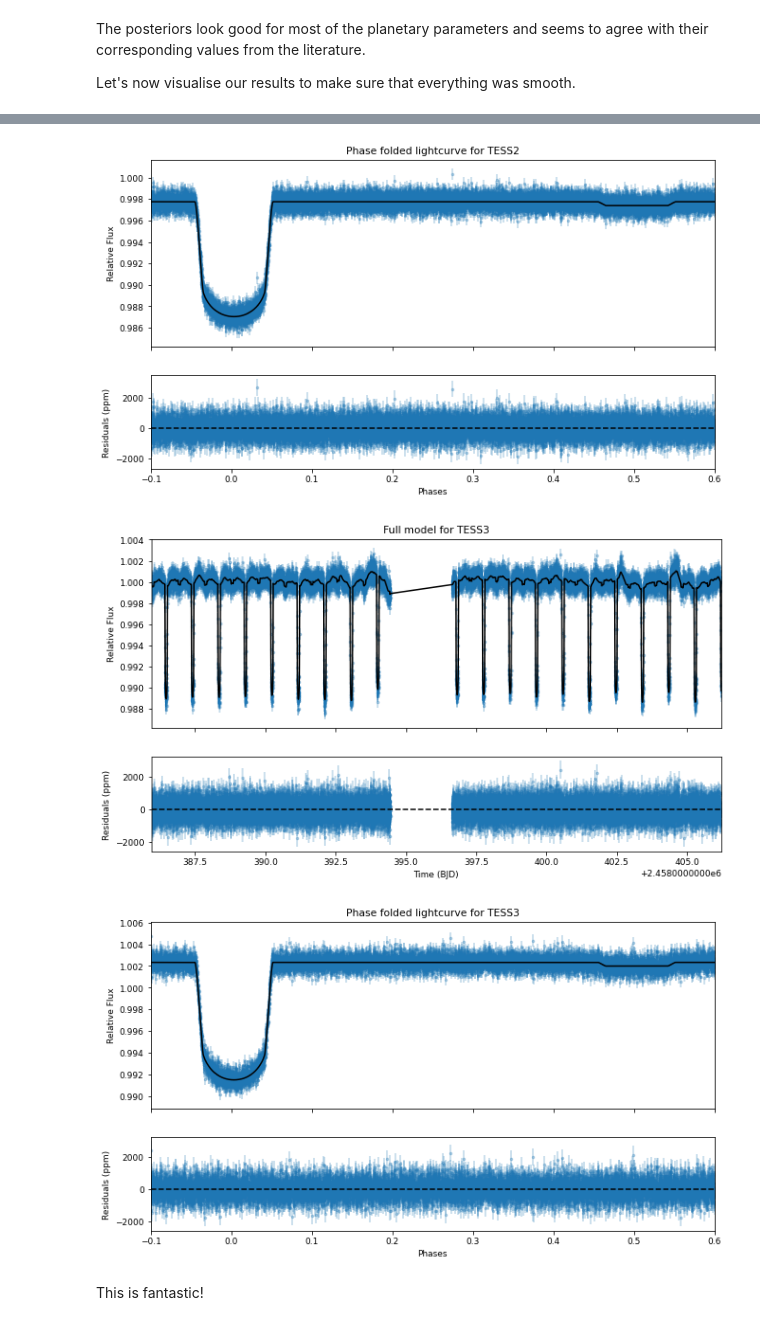
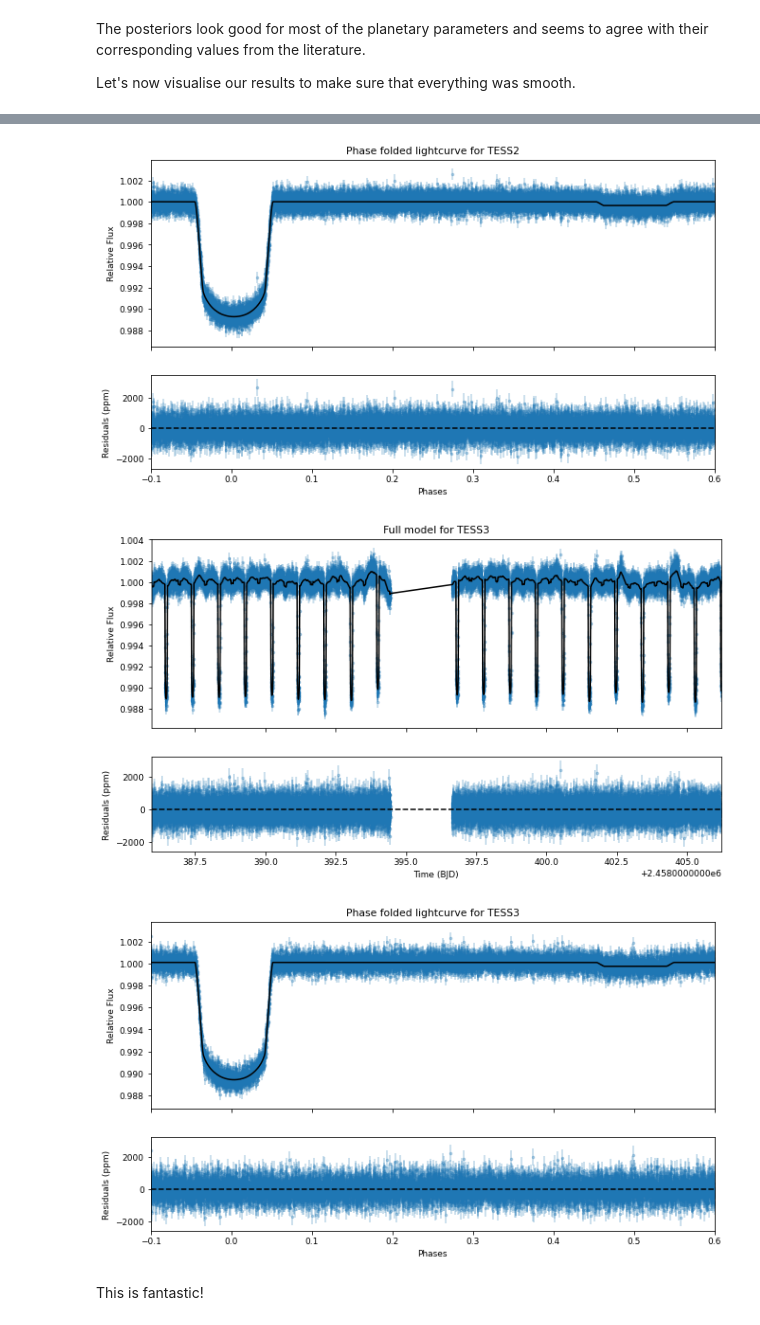
Before and after one commit to Jayshil/juliet-examples, a Jupyter notebook: multi-instrument-1.ipynb, the cells around one changed output, grey strips where cells are left out. Drawn from its saved outputs; the diff is of its cells as text; code cells hidden in the pictures.

```diff
--- a/multi-instrument-1.ipynb
+++ b/multi-instrument-1.ipynb
@@ -60,19 +65,23 @@ Since, we are interested in fitting transit and eclipse, we would,
 # All parameters are taken from Cortés-Zuleta et al. 2020
 per, per_err = 0.94145223, 0.00000024
 bjd0, bjd0_err = 2456740.80560, 0.00019
-ac1 = 0.0001169                        # Computed from a = 0.02024 AU and c
+
 ## Computing transit time for the epoch from the data
 cycle = round((tim1[-1] - bjd0)/per)
 tc1 = np.random.normal(bjd0, bjd0_err, 100000) + cycle*np.random.normal(per, per_err, 100000)
 tc0, tc0_err = np.median(tc1), np.std(tc1)
 
+## Time of eclipse
+tc2 = tc1 + np.random.normal(per, per_err, 100000)/2
+tc_ecl, tc_ecl_err = np.median(tc2), np.std(tc2)
+
 # And priros (Note that p and fp are planetary and instrumental parameters):
 par_P = ['P_p1', 't0_p1', 'p_p1_TESS2_TESS3', 'b_p1', 'q1_TESS2_TESS3', 'q2_TESS2_TESS3',\
-     'a_p1', 'fp_p1_TESS2', 'fp_p1_TESS3', 'ac_p1', 'ecc_p1', 'omega_p1']
+     'a_p1', 'fp_p1_TESS2', 'fp_p1_TESS3', 't_secondary_p1', 'ecc_p1', 'omega_p1']
 dist_P = ['normal', 'normal', 'uniform', 'uniform', 'uniform', 'uniform',\
-     'loguniform', 'uniform', 'uniform', 'fixed', 'fixed', 'fixed']
+     'loguniform', 'uniform', 'uniform', 'normal', 'fixed', 'fixed']
 hyper_P = [[per, per_err], [tc0, 0.1], [0., 1.], [0., 1.], [0.,1.], [0.,1.],\
-     [1., 10.], [0.e-6, 500.e-6], [0.e-6, 500.e-6], ac1, 0., 90.]
+     [1., 10.], [0.e-6, 500.e-6], [0.e-6, 500.e-6], [tc_ecl, tc_ecl_err], 0., 90.]
 
 ## Instrumental and GP parameters
 par_ins = ['mdilution_TESS2', 'mflux_TESS2', 'sigma_w_TESS2',\
@@ -94,5 +103,5 @@ priors_tot = juliet.utils.generate_priors(par_tot, dist_tot, hyper_tot)
 # And fitting it!
 dataset = juliet.load(priors=priors_tot, t_lc=tim, y_lc=fl, yerr_lc=fle,\
     GP_regressors_lc=tim, out_folder=os.getcwd() + '/Analysis/Multi-Transit-Eclipse')
-res = dataset.fit(sampler = 'dynesty')
+res = dataset.fit(sampler = 'dynesty', nthreads = 8)
 # %% [output]
@@ -131,6 +142,9 @@ for i in ['TESS2', 'TESS3']:
     model = res.lc.evaluate(i)
     gp_model = res.lc.model[i]['GP']
     transit_model = res.lc.model[i]['deterministic']
+    mflx = np.median(res.posteriors['posterior_samples']['mflux_' + i])
+    sigw = np.median(res.posteriors['posterior_samples']['sigma_w_' + i] * 1e-6)
+
     # Making a plot
     fig = plt.figure(figsize=(16/1.5,9/1.5))
     gs = gd.GridSpec(2,1, height_ratios=[2,1])
@@ -154,36 +168,38 @@ for i in ['TESS2', 'TESS3']:
     ax1.set_title('Full model for ' + i)
     plt.show()
 
     # Phase folded lightcurves:
     phs = juliet.utils.get_phases(tim[i], per, bjd0, phmin=0.8)
     idx = np.argsort(phs)
     # Making a plot
     fig = plt.figure(figsize=(16/1.5,9/1.5))
     gs = gd.GridSpec(2,1, height_ratios=[2,1])
 
     # Top panel
     ax1 = plt.subplot(gs[0])
-    ax1.errorbar(phs, fl[i]-gp_model, yerr=fle[i], fmt='.', alpha=0.3)
-    ax1.plot(phs[idx], transit_model[idx], c='k', zorder=100)
+    ax1.errorbar(phs, (fl[i]-gp_model) * (1 + mflx), yerr=np.sqrt(fle[i]**2 + sigw**2),\
+                 fmt='.', alpha=0.3)
+    ax1.plot(phs[idx], transit_model[idx] * (1 + mflx), c='k', zorder=100)
     ax1.set_ylabel('Relative Flux')
     ax1.set_xlim(-0.1, 0.6)
     #ax1.set_ylim(0.998, 1.002)
     ax1.xaxis.set_major_formatter(plt.NullFormatter())
 
     # Bottom panel
     ax2 = plt.subplot(gs[1])
-    ax2.errorbar(phs, (fl[i]-model)*1e6, yerr=fle[i]*1e6, fmt='.', alpha=0.3)
+    ax2.errorbar(phs, (fl[i]-model)*1e6, yerr=np.sqrt(fle[i]**2 + sigw**2) * 1e6,\
+                 fmt='.', alpha=0.3)
     ax2.axhline(y=0.0, c='black', ls='--', zorder=100)
     ax2.set_ylabel('Residuals (ppm)')
     ax2.set_xlabel('Phases')
     ax2.set_xlim(-0.1, 0.6)
 
     ax1.set_title('Phase folded lightcurve for ' + i)
     plt.show()
 # %% [output]
 [figure]
 [figure]
 [figure]
-[figure, old version]
+[figure, new version]
 # %% [markdown]
 This is fantastic!
```
Also changed, not shown: parts of 6 cells of this notebook.
